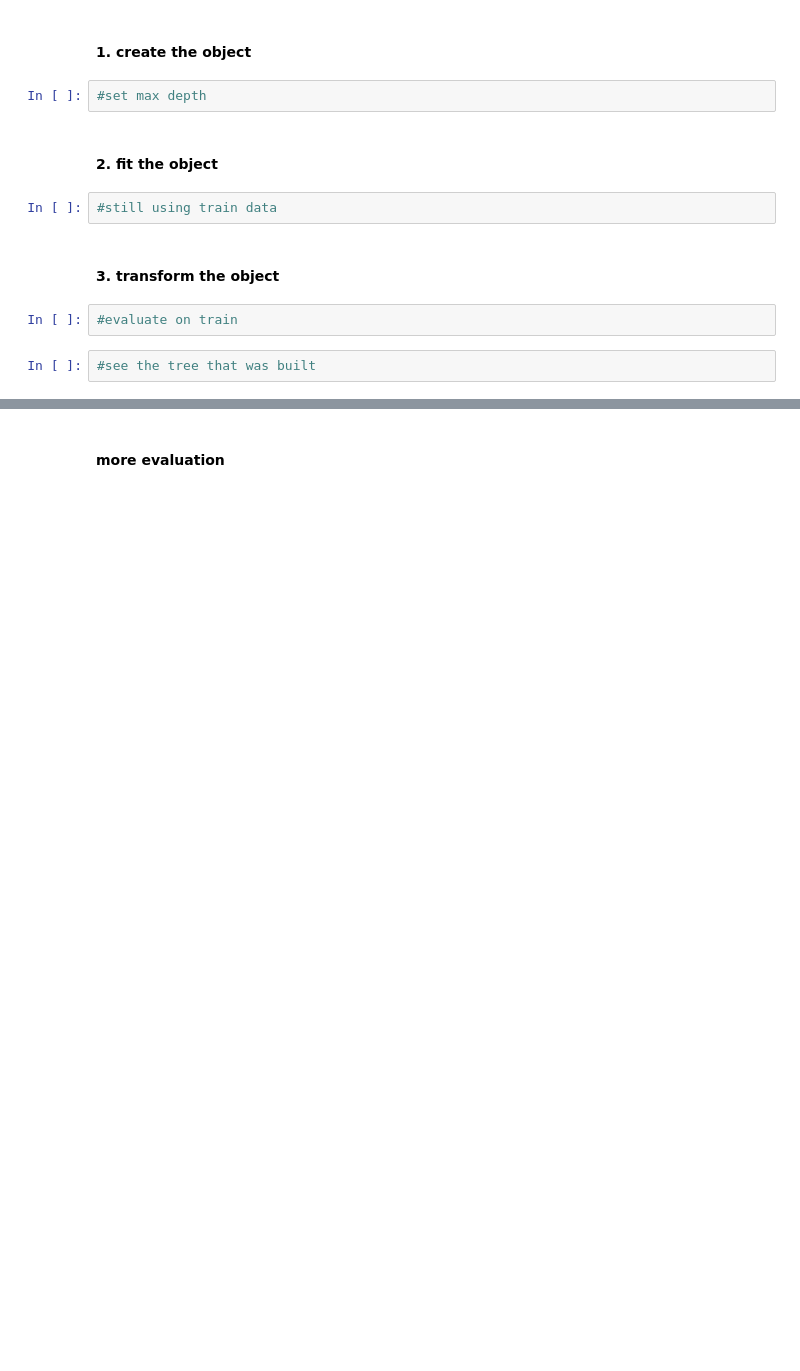
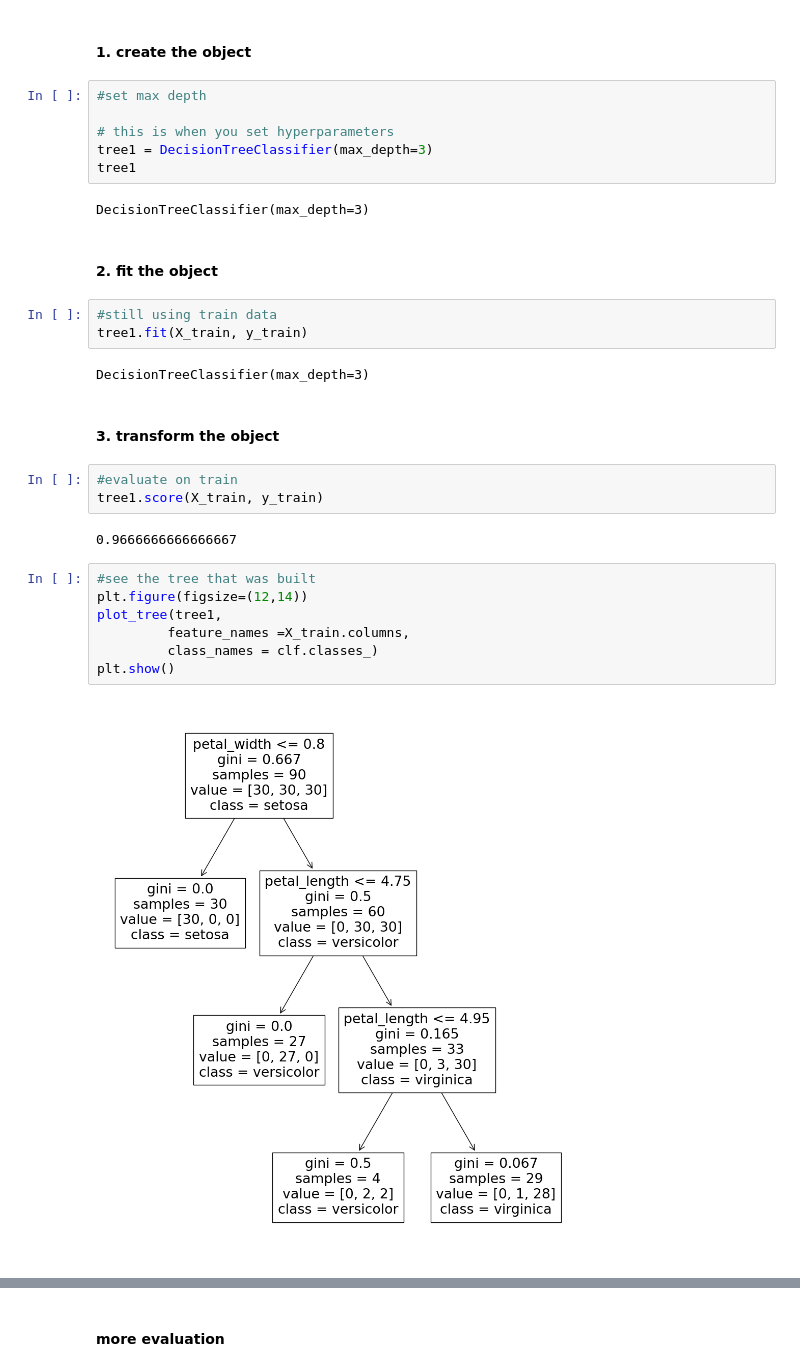
Before and after one commit to Divante222/classification_exercises, a Jupyter notebook: decision_tree_lesson.ipynb, the cells around one changed output, grey strips where cells are left out. Saved outputs shown, nothing was run; the diff lists cells and outputs as text; blank space fills up the shorter version.

```diff
--- a/decision_tree_lesson.ipynb
+++ b/decision_tree_lesson.ipynb
@@ -199,15 +380,34 @@ decision tree hyperparameters
 #### 1. create the object
 # %%
 #set max depth
+
+# this is when you set hyperparameters
+tree1 = DecisionTreeClassifier(max_depth=3)
+tree1
+# %% [output]
+DecisionTreeClassifier(max_depth=3)
 # %% [markdown]
 #### 2. fit the object
 # %%
 #still using train data
+tree1.fit(X_train, y_train)
+# %% [output]
+DecisionTreeClassifier(max_depth=3)
 # %% [markdown]
 #### 3. transform the object
 # %%
 #evaluate on train
+tree1.score(X_train, y_train)
+# %% [output]
+0.9666666666666667
 # %%
 #see the tree that was built
+plt.figure(figsize=(12,14))
+plot_tree(tree1,
+         feature_names =X_train.columns,
+         class_names = clf.classes_)
+plt.show()
+# %% [output]
+[figure, added]
 # %%
 #see predictions
```
Also changed, not shown: parts of 34 cells of this notebook, 6 other files.
